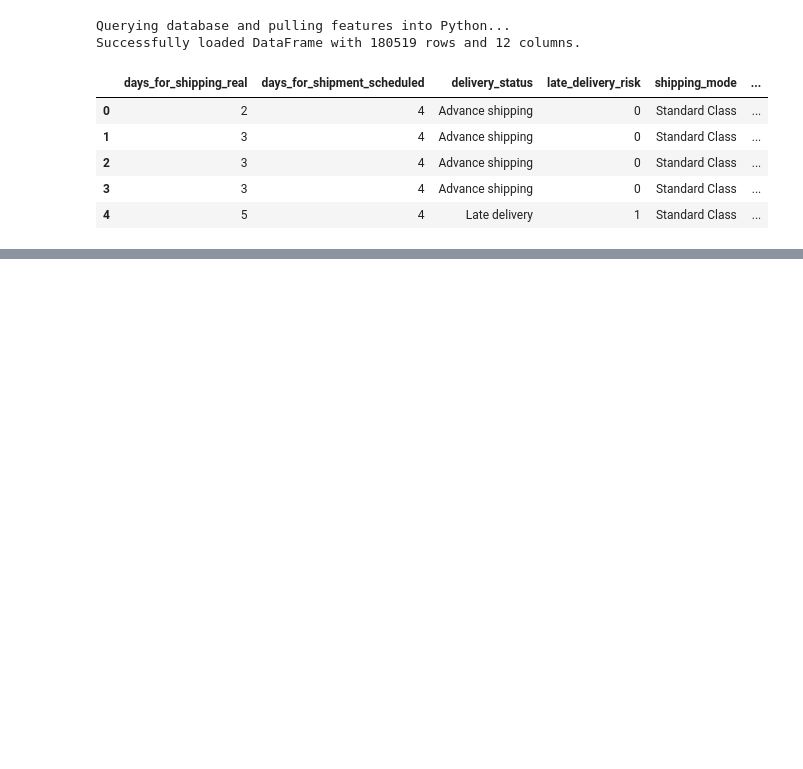
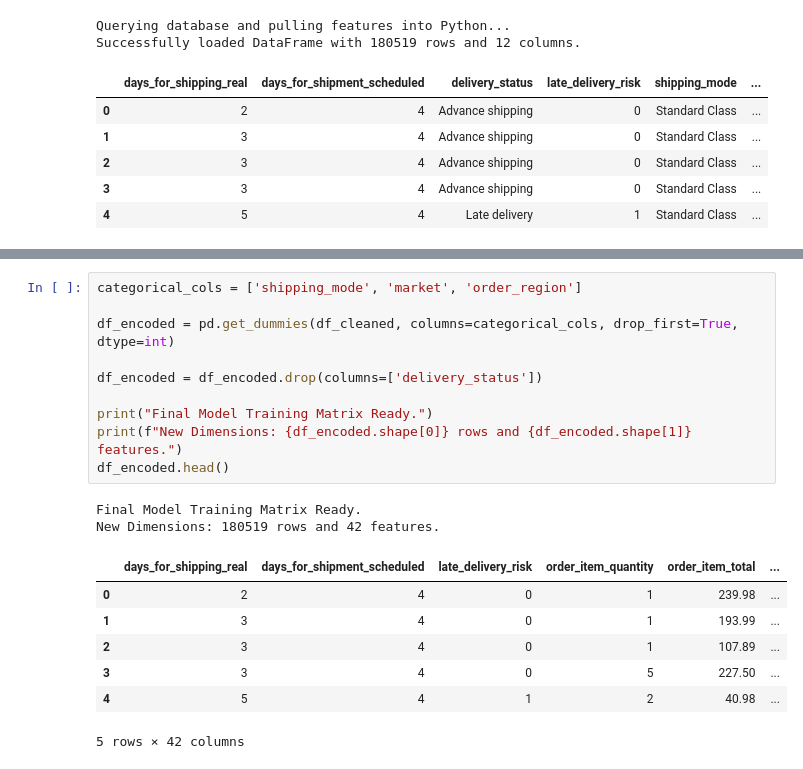
Before and after one commit to TrippLanc/Logistics-Demand-Forecaster, a Jupyter notebook: notebooks/eda_modeling.ipynb, the cells around one changed output, grey strips where cells are left out. Saved outputs shown, nothing was run; the diff lists cells and outputs as text; blank space fills up the shorter version.

```diff
--- a/notebooks/eda_modeling.ipynb
+++ b/notebooks/eda_modeling.ipynb
@@ -76,0 +106,20 @@ for table in ['customers', 'categories', 'products', 'orders', 'order_items', 'f
+# %%
+categorical_cols = ['shipping_mode', 'market', 'order_region']
+
+df_encoded = pd.get_dummies(df_cleaned, columns=categorical_cols, drop_first=True, dtype=int)
+
+df_encoded = df_encoded.drop(columns=['delivery_status'])
+
+print("Final Model Training Matrix Ready.")
+print(f"New Dimensions: {df_encoded.shape[0]} rows and {df_encoded.shape[1]} features.")
+df_encoded.head()
+# %% [output]
+Final Model Training Matrix Ready.
+New Dimensions: 180519 rows and 42 features.
+|  | days_for_shipping_real | days_for_shipment_scheduled | late_delivery_risk | order_item_quantity | order_item_total | ... |
+| 0 | 2 | 4 | 0 | 1 | 239.98 | ... |
+| 1 | 3 | 4 | 0 | 1 | 193.99 | ... |
+| 2 | 3 | 4 | 0 | 1 | 107.89 | ... |
+| 3 | 3 | 4 | 0 | 5 | 227.50 | ... |
+| 4 | 5 | 4 | 1 | 2 | 40.98 | ... |
+5 rows × 42 columns
```
Also changed, not shown: parts of 8 cells of this notebook, 1 other file.
